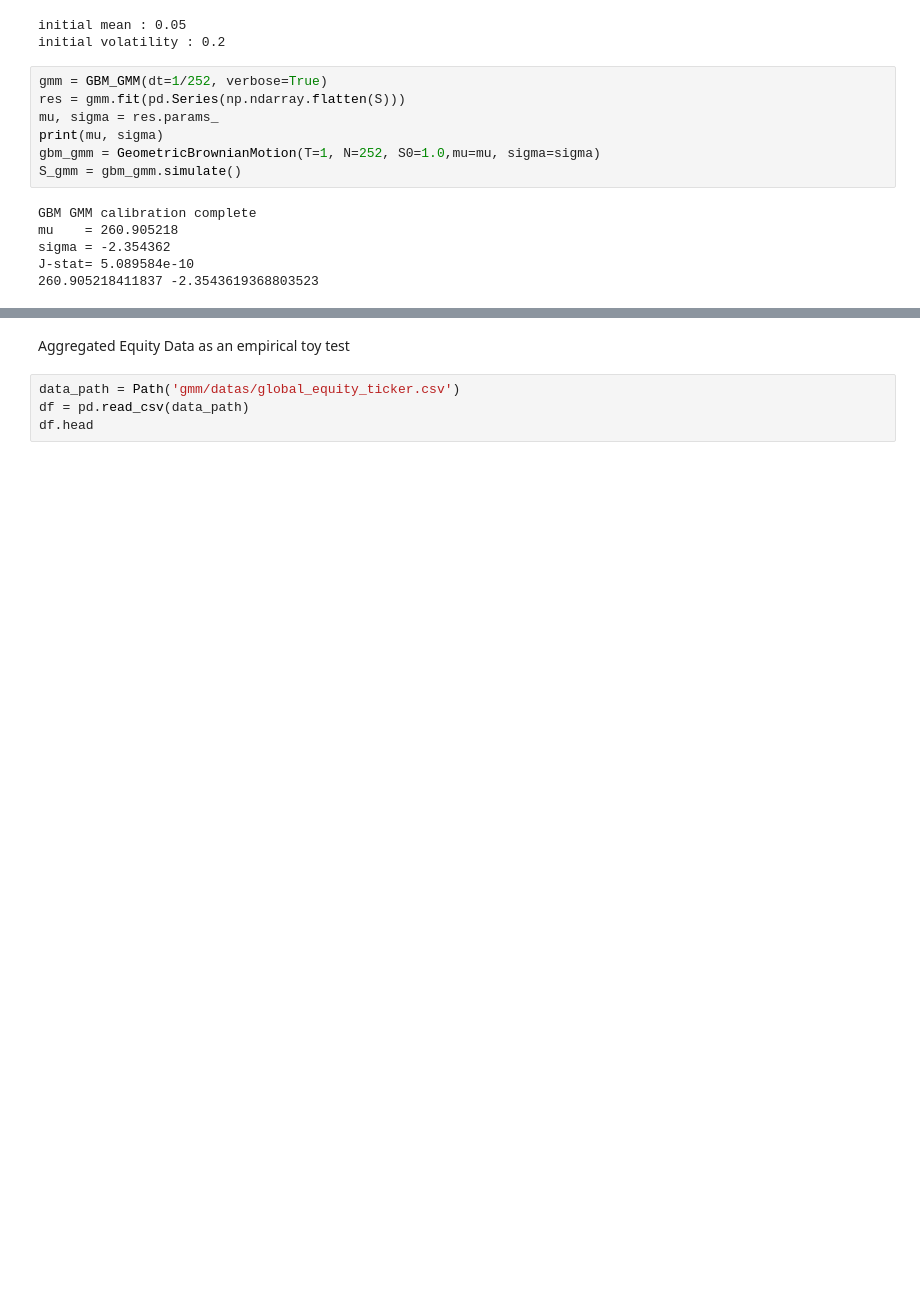
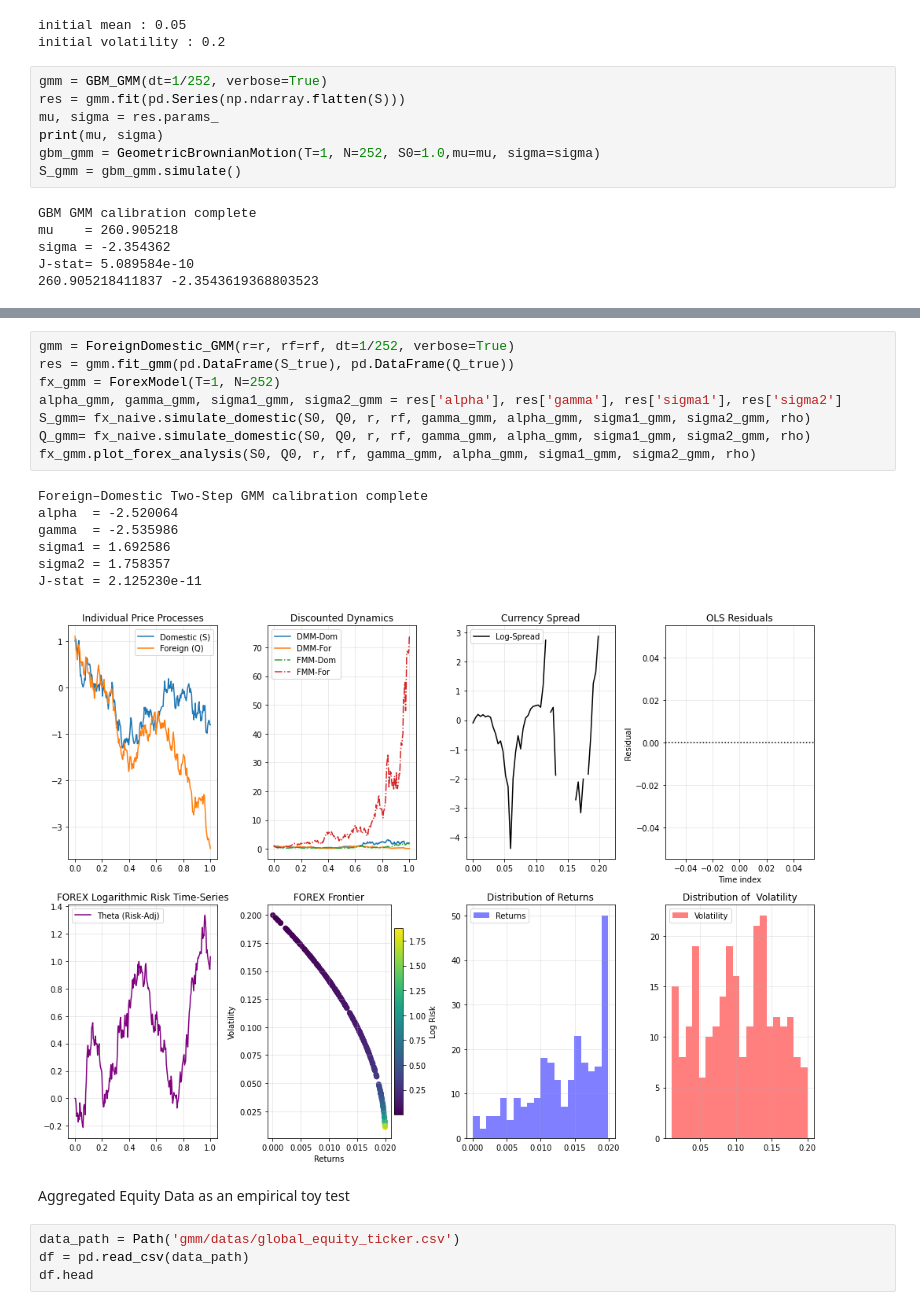
Before and after one commit to glvn5150/quant_gmm, a Jupyter notebook: example_applicationn.ipynb, the cells around one changed output, grey strips where cells are left out. Saved outputs shown, nothing was run; the diff lists cells and outputs as text; blank space fills up the shorter version.

```diff
--- a/example_applicationn.ipynb
+++ b/example_applicationn.ipynb
@@ -52,3 +138,19 @@ ModuleNotFoundError: No module named 'gmm.models.vasicek_ho_lee_gmm'
+# %%
+gmm = ForeignDomestic_GMM(r=r, rf=rf, dt=1/252, verbose=True)
+res = gmm.fit_gmm(pd.DataFrame(S_true), pd.DataFrame(Q_true))
+fx_gmm = ForexModel(T=1, N=252)
+alpha_gmm, gamma_gmm, sigma1_gmm, sigma2_gmm = res['alpha'], res['gamma'], res['sigma1'], res['sigma2']
+S_gmm= fx_naive.simulate_domestic(S0, Q0, r, rf, gamma_gmm, alpha_gmm, sigma1_gmm, sigma2_gmm, rho)
+Q_gmm= fx_naive.simulate_domestic(S0, Q0, r, rf, gamma_gmm, alpha_gmm, sigma1_gmm, sigma2_gmm, rho)
+fx_gmm.plot_forex_analysis(S0, Q0, r, rf, gamma_gmm, alpha_gmm, sigma1_gmm, sigma2_gmm, rho)
+# %% [output]
+Foreign–Domestic Two-Step GMM calibration complete
+alpha  = -2.520064
+gamma  = -2.535986
+sigma1 = 1.692586
+sigma2 = 1.758357
+J-stat = 2.125230e-11
+[figure, added]
 # %% [markdown]
 Aggregated Equity Data as an empirical toy test
 # %%
```
Also changed, not shown: parts of 13 cells of this notebook, 2 other files.
